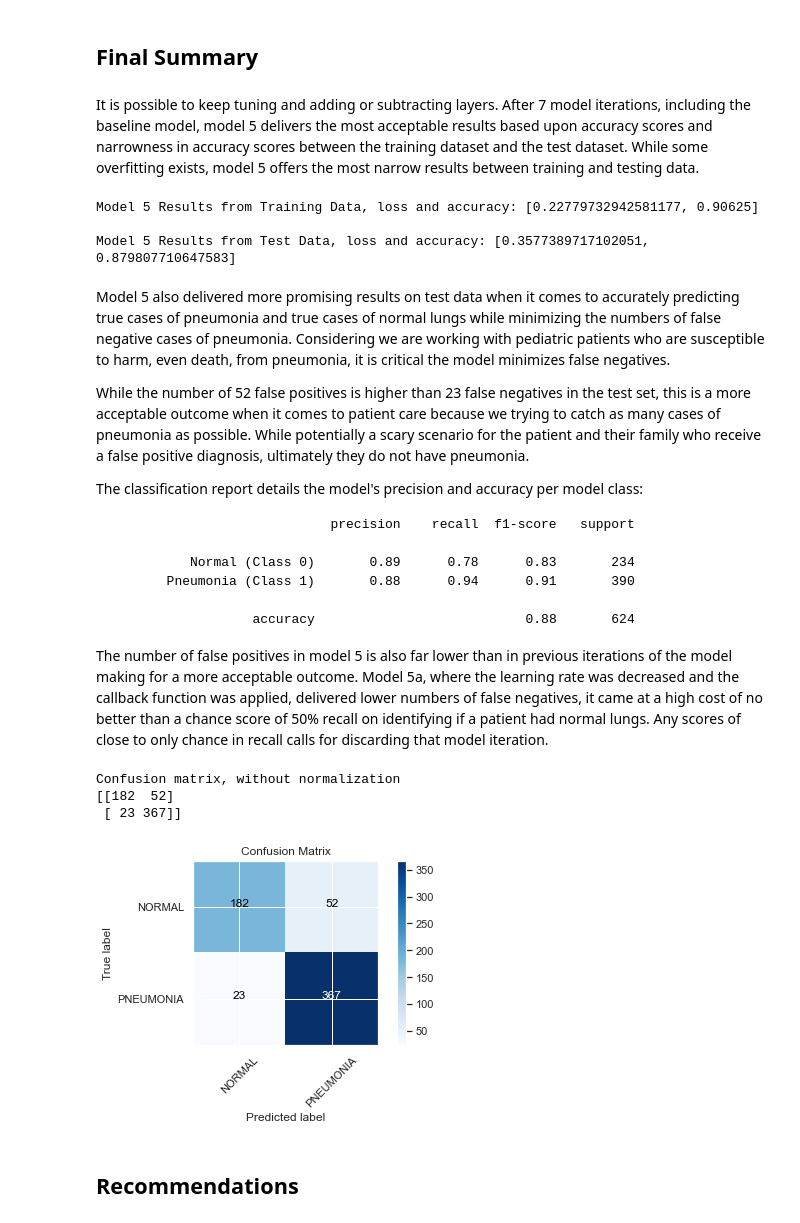
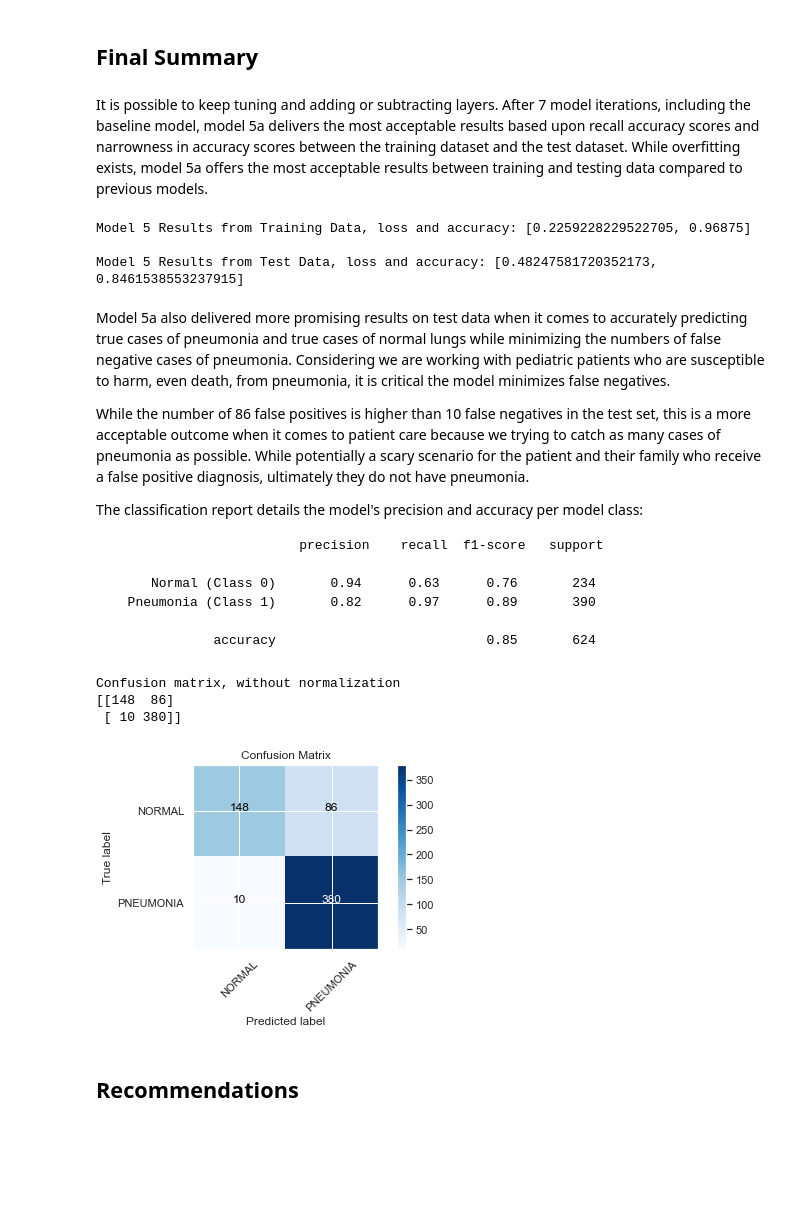
Before and after one commit to JM-Hansen/phase_4_project, a Jupyter notebook: pneumonia_detection.ipynb, the cells around one changed output. Drawn from its saved outputs; the diff is of its cells as text; code cells hidden in the pictures; blank space fills up the shorter version.

Commit message:
notebook model summaries

```diff
--- a/pneumonia_detection.ipynb
+++ b/pneumonia_detection.ipynb
@@ -1239,27 +1321,36 @@ model_5a.add(Conv2D(8, (3, 3),
                    padding = 'same', strides = 1, activation = 'relu',
                    input_shape= (img_size, img_size, 3)))
 model_5a.add(MaxPooling2D(pool_size=(2, 2), strides = 2))
-model_5a.add(Dropout(0.2))
+model_5a.add(Dropout(0.1))
 
 
 #Layer2
 
-model_5a.add(Conv2D(16, (3, 3), kernel_regularizer =tf.keras.regularizers.l2(l=0.005),
+model_5a.add(Conv2D(16, (3, 3),
+                   kernel_regularizer =tf.keras.regularizers.l2(l=0.01),
                    padding = 'same', strides = 1, activation='relu'))
 
 model_5a.add(MaxPooling2D((2, 2), strides = 2))
-model_5a.add(Dropout(0.2))
+model_5a.add(Dropout(0.1))
 
 #Layer3
-
-model_5a.add(Conv2D(64, (3, 3), kernel_regularizer =tf.keras.regularizers.l2(l=0.005),
+model_5a.add(Conv2D(32, (3, 3),
+                   kernel_regularizer =tf.keras.regularizers.l2(l=0.01),
                    padding = 'same', strides = 1, activation='relu'))
 model_5a.add(MaxPooling2D((2, 2), strides = 2))
 model_5a.add(Dropout(0.2))
 
 #Layer4
+
+model_5a.add(Conv2D(64, (3, 3),
+                   kernel_regularizer =tf.keras.regularizers.l2(l=0.01),
+                   padding = 'same', strides = 1, activation='relu'))
+model_5a.add(MaxPooling2D((2, 2), strides = 2))
+model_5a.add(Dropout(0.2))
+
+#Layer5
 model_5a.add(Conv2D(128, (3, 3),
-                   kernel_regularizer =tf.keras.regularizers.l2(l=0.005),
+                   kernel_regularizer =tf.keras.regularizers.l2(l=0.01),
                    padding = 'same', strides = 1, activation='relu'))
 model_5a.add(MaxPooling2D((2, 2), strides = 2))
 model_5a.add(Dropout(0.2))
@@ -1269,19 +1360,15 @@ model_5a.add(Dropout(0.2))
 model_5a.add(Flatten())
 
 # Add dense layers
-model_5a.add(Dense(128,  kernel_regularizer =tf.keras.regularizers.l2(l=0.005), activation = 'relu'))
+model_5a.add(Dense(128,  kernel_regularizer =tf.keras.regularizers.l2(l=0.01), activation = 'relu'))
 model_5a.add(Dropout(0.2))
-model_5a.add(Dense(12, activation = 'relu'))
-model_5a.add(Dense(7, activation = 'relu'))
-model_5a.add(Dense(5, activation = 'relu'))
-
 
 # Add the output layer for binary - normal or pneumonia
 
 model_5a.add(Dense(1, activation = 'sigmoid'))
 
 model_5a.compile(loss='binary_crossentropy',
-              optimizer = tf.keras.optimizers.Adam(learning_rate=0.0001),
+              optimizer = tf.keras.optimizers.Adam(learning_rate=0.0001, decay = 1e-5),
               metrics=['accuracy'])
 # %%
 model_5a.summary()
@@ -1312,7 +1399,7 @@ earlystopping = callbacks.EarlyStopping(monitor="val_loss",
                                         restore_best_weights=True)
 # %%
 history_5a = model_5a.fit(train_generator,
-                       epochs = 64,
+                       epochs = 96,
                        validation_data=val_generator,
                        callbacks = [earlystopping])
 # %% [output]
@@ -1336,5 +1423,10 @@ Epoch 57/64
 # %% [markdown]
 #### Model evaluation
+# %%
+# create the data sets
+train_images, train_labels = next(train_generator)
+test_images, test_labels = next(test_generator)
+val_images, val_labels = next(val_generator)
 # %%
 results_5a_train = model_5a.evaluate(train_images, train_labels)
 # %% [output]
@@ -1376 +1468,4 @@ array([[116, 118],
        [ 10, 380]])
+# %%
+cm_plot_labels = ['NORMAL','PNEUMONIA']
+plot_confusion_matrix(cm=cm_5a, classes=cm_plot_labels, title='Confusion Matrix')
@@ -1397,40 +1517,37 @@ final_model.save_weights('final_model.h5')
 # %% [markdown]
 ## Final Summary
 # %% [markdown]
-It is possible to keep tuning and adding or subtracting layers. After 7 model iterations, including the baseline model, model 5 delivers the most acceptable results based upon accuracy scores and narrowness in accuracy scores between the training dataset and the test dataset. While some overfitting exists, model 5 offers the most narrow results between training and testing data.
+It is possible to keep tuning and adding or subtracting layers. After 7 model iterations, including the baseline model, model 5a delivers the most acceptable results based upon recall accuracy scores and narrowness in accuracy scores between the training dataset and the test dataset. While overfitting exists, model 5a offers the most acceptable results between training and testing data compared to previous models.
 # %%
 #Print results for Model 5 train and test
-print("Model 5 Results from Training Data, loss and accuracy:", results_5_train)
+print("Model 5 Results from Training Data, loss and accuracy:", results_5a_train)
 print()
-print("Model 5 Results from Test Data, loss and accuracy:", results_5_test)
+print("Model 5 Results from Test Data, loss and accuracy:", results_5a_test)
 # %% [output]
-Model 5 Results from Training Data, loss and accuracy: [0.22779732942581177, 0.90625]
+Model 5 Results from Training Data, loss and accuracy: [0.2259228229522705, 0.96875]
 
-Model 5 Results from Test Data, loss and accuracy: [0.3577389717102051, 0.879807710647583]
+Model 5 Results from Test Data, loss and accuracy: [0.48247581720352173, 0.8461538553237915]
 # %% [markdown]
-Model 5 also delivered more promising results on test data when it comes to accurately predicting true cases of pneumonia and true cases of normal lungs while minimizing the numbers of false negative cases of pneumonia. Considering we are working with pediatric patients who are susceptible to harm, even death, from pneumonia, it is critical the model minimizes false negatives.
+Model 5a also delivered more promising results on test data when it comes to accurately predicting true cases of pneumonia and true cases of normal lungs while minimizing the numbers of false negative cases of pneumonia. Considering we are working with pediatric patients who are susceptible to harm, even death, from pneumonia, it is critical the model minimizes false negatives.
 
-While the number of 52 false positives is higher than 23 false negatives in the test set, this is a more acceptable outcome when it comes to patient care because we trying to catch as many cases of pneumonia as possible. While potentially a scary scenario for the patient and their family who receive a false positive diagnosis, ultimately they do not have pneumonia.
+While the number of 86 false positives is higher than 10 false negatives in the test set, this is a more acceptable outcome when it comes to patient care because we trying to catch as many cases of pneumonia as possible. While potentially a scary scenario for the patient and their family who receive a false positive diagnosis, ultimately they do not have pneumonia.
 
 The classification report details the model's precision and accuracy per model class:
 
-                                precision    recall  f1-score   support
+                            precision    recall  f1-score   support
 
-              Normal (Class 0)       0.89      0.78      0.83       234
-           Pneumonia (Class 1)       0.88      0.94      0.91       390
+         Normal (Class 0)       0.94      0.63      0.76       234
+      Pneumonia (Class 1)       0.82      0.97      0.89       390
 
-                      accuracy                           0.88       624
-
-
-The number of false positives in model 5 is also far lower than in previous iterations of the model making for a more acceptable outcome. Model 5a, where the learning rate was decreased and the callback function was applied, delivered lower numbers of false negatives, it came at a high cost of no better than a chance score of 50% recall on identifying if a patient had normal lungs. Any scores of close to only chance in recall calls for discarding that model iteration.
+                 accuracy                           0.85       624
 # %%
-plot_confusion_matrix(cm=cm_5, classes=cm_plot_labels, title='Confusion Matrix')
-plt.savefig('model_5_cm.png')
+plot_confusion_matrix(cm=cm_5a, classes=cm_plot_labels, title='Confusion Matrix')
+plt.savefig('model_5a_cm.png')
 # %% [output]
 Confusion matrix, without normalization
-[[182  52]
- [ 23 367]]
+[[148  86]
+ [ 10 380]]
-[figure, old version]
+[figure, new version]
 # %% [markdown]
 ## Recommendations
 # %% [markdown]
```
Also changed, not shown: parts of 104 cells of this notebook, 14 other files.
